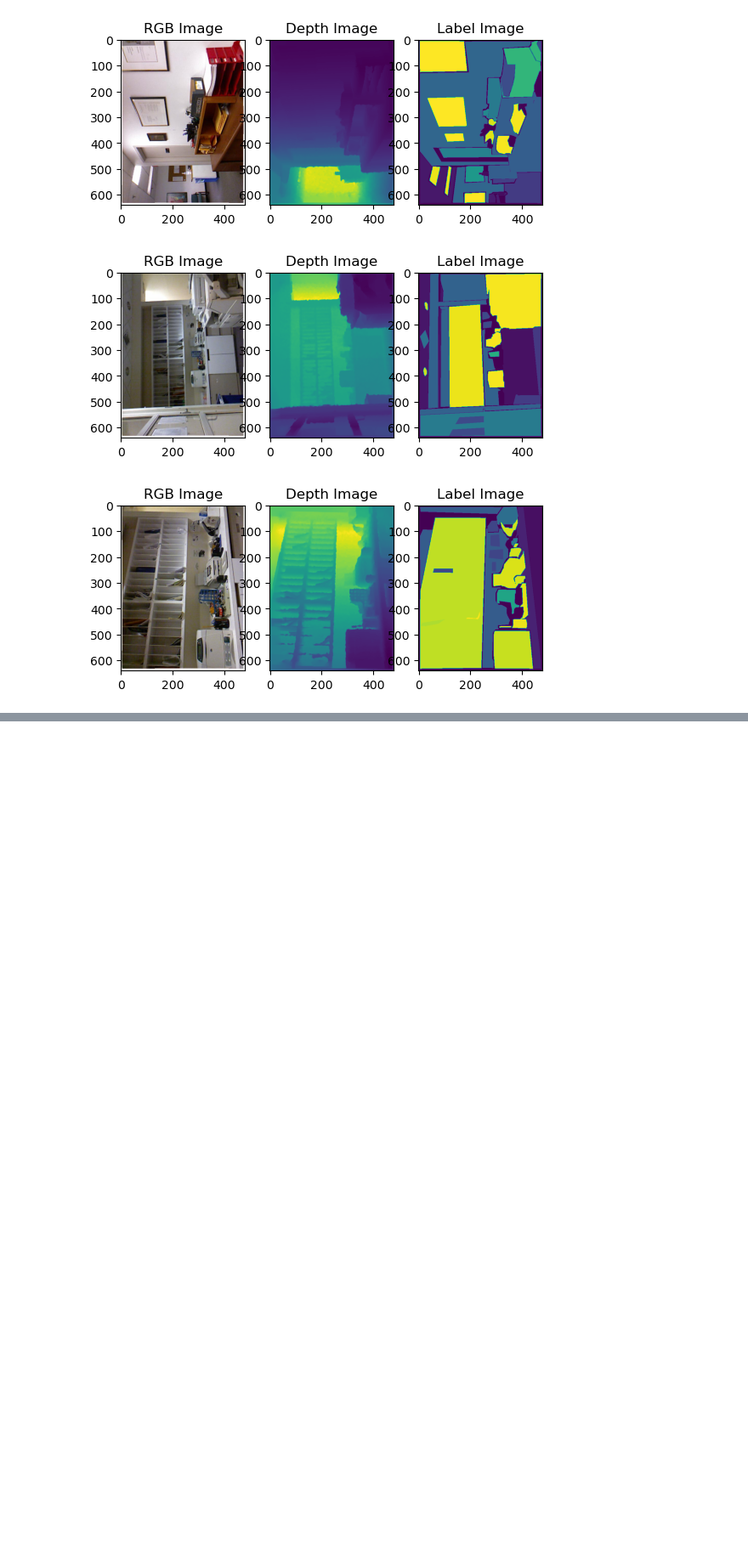
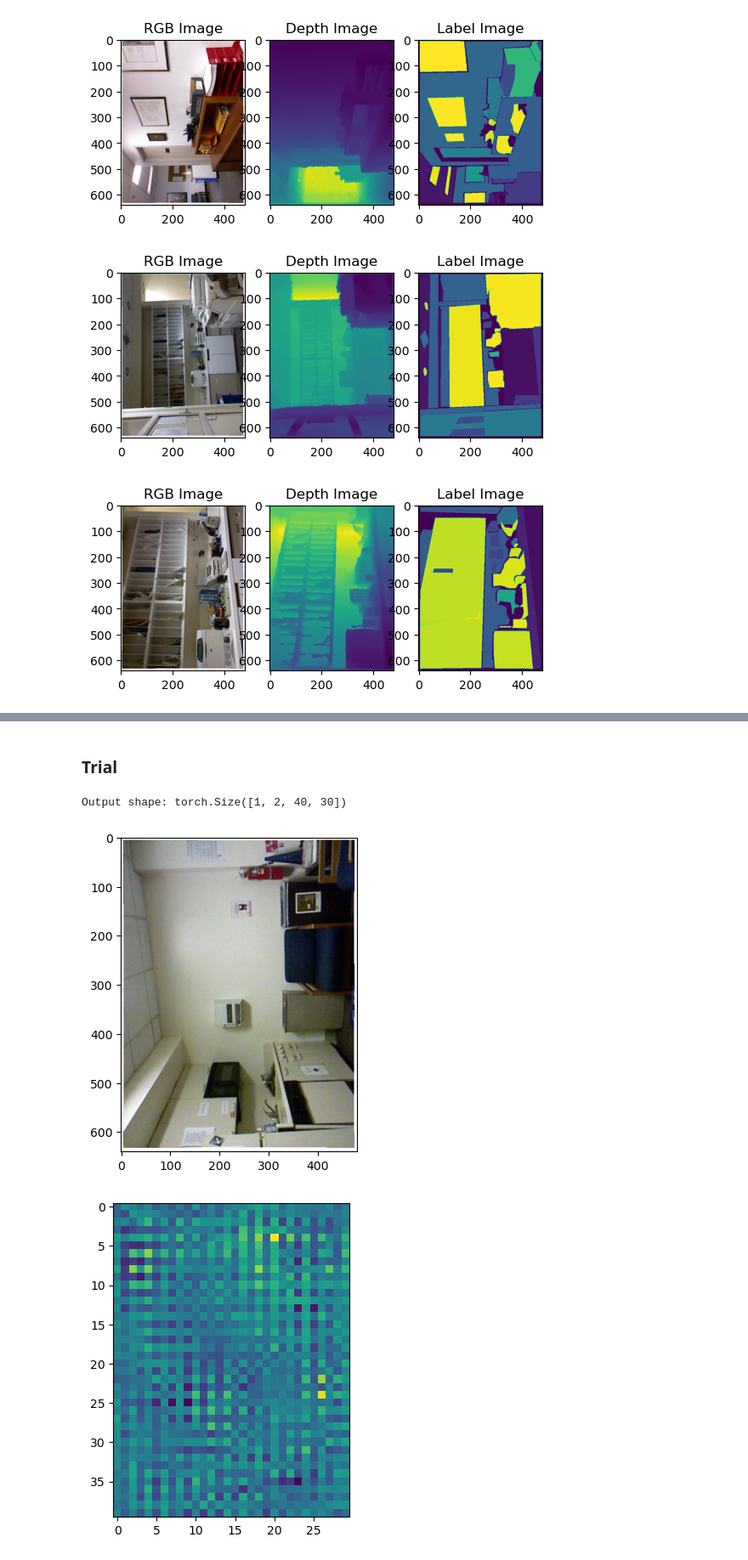
Before and after one commit to AbinashChetia/emanet4rgbd, a Jupyter notebook: notebook.ipynb, the cells around one changed output, grey strips where cells are left out. Shown at 85% size. Cells and saved outputs as stored; diff of their text form; code cells hidden in the pictures; blank space fills up the shorter version.

```diff
--- a/notebook.ipynb
+++ b/notebook.ipynb
@@ -208,0 +232,76 @@ nyu_depth_v2_labeled_data['labels'][3].max()
+# %% [markdown]
+### Trial
+# %%
+import torch
+import torch.nn as nn
+import torch.nn.functional as F
+import torchvision.transforms as transforms
+from torchvision import models
+from torch.utils.data import DataLoader
+from torchvision.transforms import ToTensor
+import torch.optim as optim
+from sklearn.model_selection import train_test_split
+
+class UNet(nn.Module):
+    def __init__(self, num_classes):
+        super(UNet, self).__init__()
+        # Encoder (downsampling path)
+        self.encoder = models.resnet18(pretrained=True)
+        # Modify the last layer to output the desired number of channels
+        self.encoder.fc = nn.Conv2d(512, num_classes, kernel_size=1)
+
+        # Decoder (upsampling path)
+        self.decoder = nn.Sequential(
+            nn.Conv2d(512, 256, kernel_size=3, padding=1),
+            nn.ReLU(inplace=True),
+            nn.Conv2d(256, 256, kernel_size=3, padding=1),
+            nn.ReLU(inplace=True),
+            nn.ConvTranspose2d(256, 128, kernel_size=2, stride=2),
+            nn.Conv2d(128, 128, kernel_size=3, padding=1),
+            nn.ReLU(inplace=True),
+            nn.Conv2d(128, num_classes, kernel_size=1)
+        )
+
+    def forward(self, x):
+        # Encoder (downsampling path)
+        x = self.encoder.conv1(x)
+        x = self.encoder.bn1(x)
+        x = self.encoder.relu(x)
+        x = self.encoder.maxpool(x)
+
+        x = self.encoder.layer1(x)
+        x = self.encoder.layer2(x)
+        x = self.encoder.layer3(x)
+        x = self.encoder.layer4(x)
+
+        # Decoder (upsampling path)
+        x = self.decoder(x)
+        return x
+
+
+# Define the number of classes (e.g., for semantic segmentation of road vs. non-road, set num_classes=2)
+num_classes = 2
+# Initialize the U-Net model
+model = UNet(num_classes=num_classes)
+
+# Example usage:
+# Input tensor shape: [batch_size, channels, height, width]
+# input_tensor = torch.randn(1, 3, 224, 224)  # Example RGB input tensor
+trial_img = np.load('trial_img.npy', allow_pickle=True)
+input_tensor = torch.Tensor(trial_img.item()['rgb'])
+input_tensor = input_tensor.unsqueeze(0)
+input_tensor = input_tensor.permute(0, 3, 1, 2)
+# Forward pass through the model
+output = model(input_tensor)
+# Output tensor shape: [batch_size, num_classes, height, width]
+print("Output shape:", output.shape)
+
+plt.imshow(trial_img.item()['rgb'])
+plt.show()
+
+plt.imshow(output.detach().numpy().squeeze()[1])
+plt.show()
+# %% [output]
+Output shape: torch.Size([1, 2, 40, 30])
+[figure, added]
+[figure, added]
```
Also changed, not shown: parts of 7 cells of this notebook, 3 other files.
